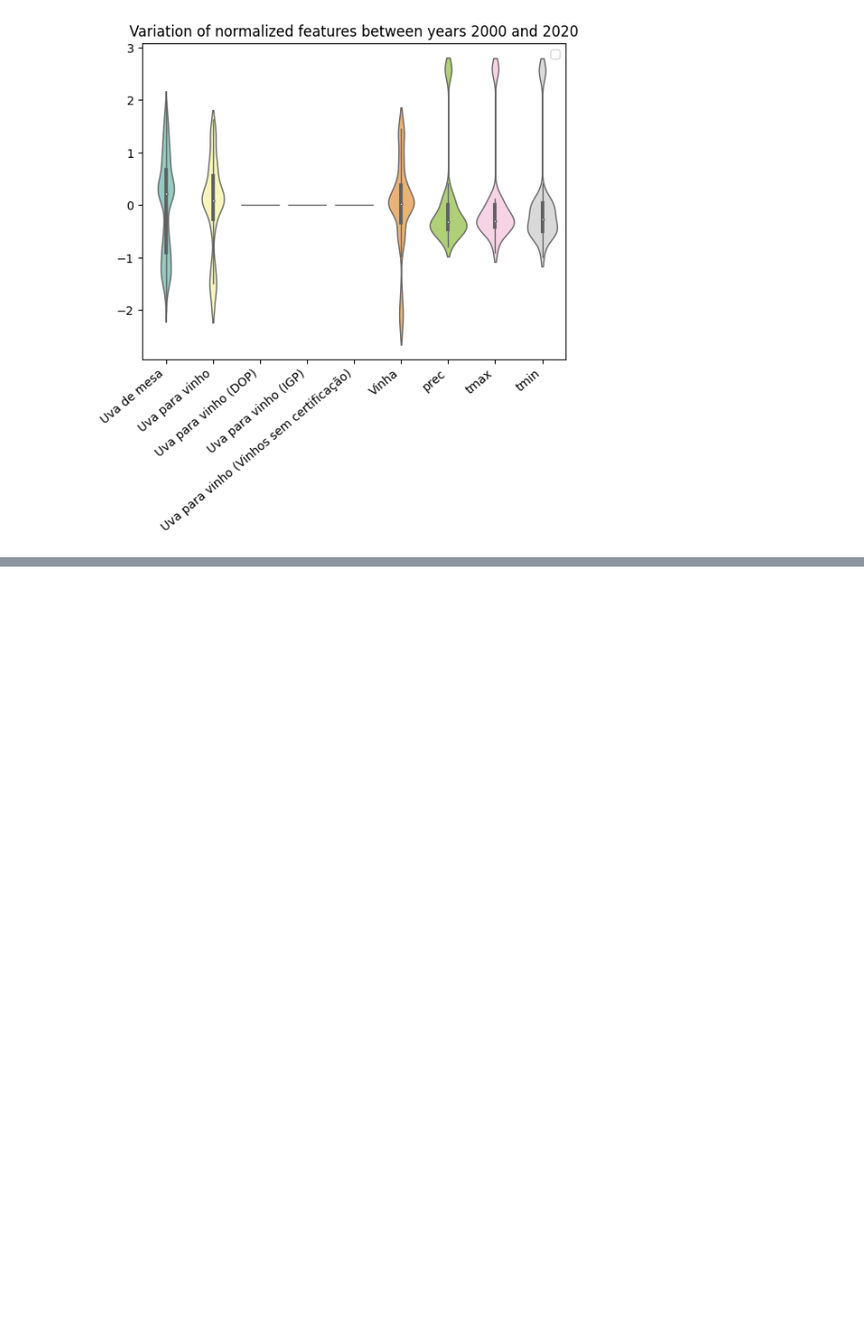
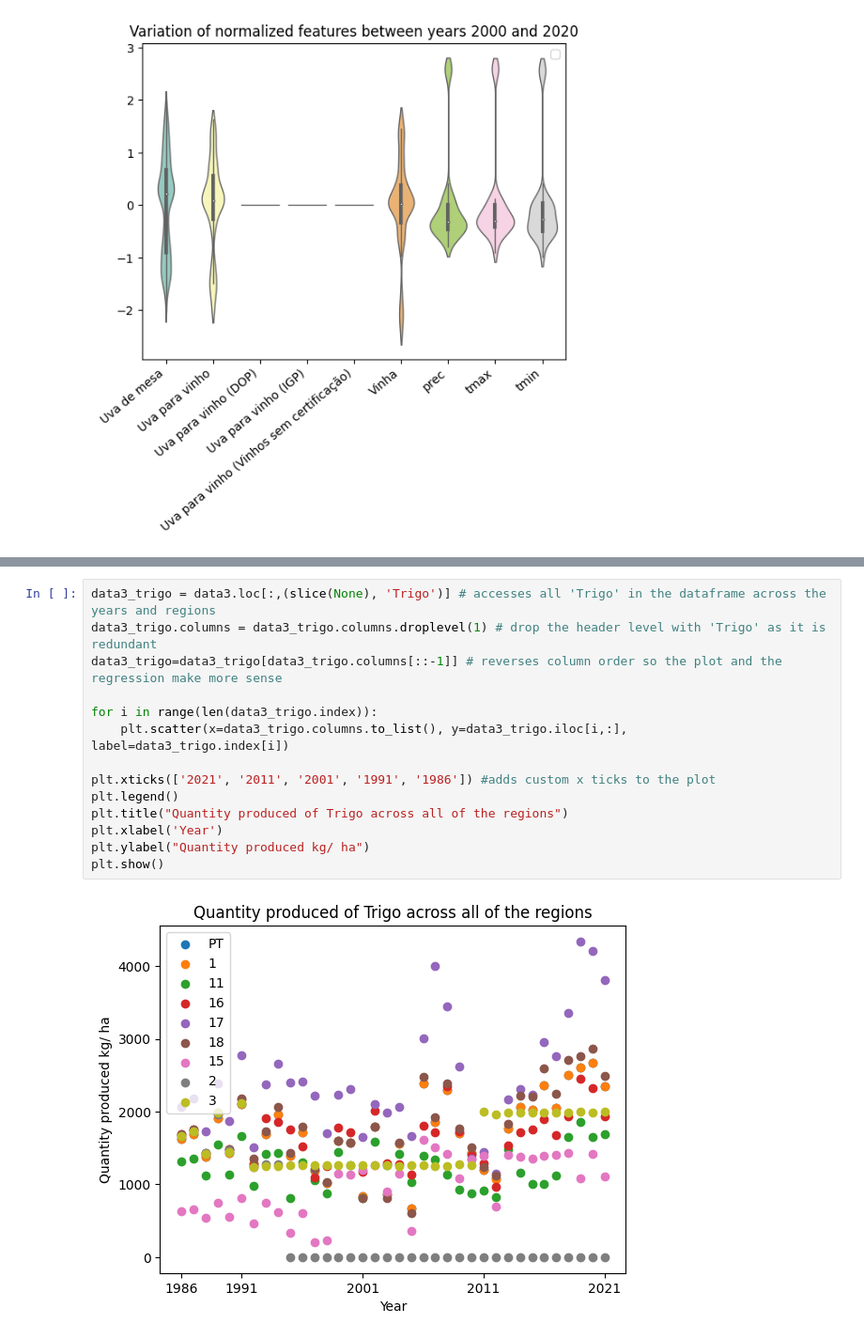
Before and after one commit to FMarques8/FCD-Project-1-2, a Jupyter notebook: INE_data_treatment.ipynb, the cells around one changed output, grey strips where cells are left out. Shown at 94% size. Cells and saved outputs as stored; diff of their text form; blank space fills up the shorter version.

```diff
--- a/INE_data_treatment.ipynb
+++ b/INE_data_treatment.ipynb
@@ -964,0 +998,16 @@ No artists with labels found to put in legend.  Note that artists whose label st
+# %%
+data3_trigo = data3.loc[:,(slice(None), 'Trigo')] # accesses all 'Trigo' in the dataframe across the years and regions
+data3_trigo.columns = data3_trigo.columns.droplevel(1) # drop the header level with 'Trigo' as it is redundant
+data3_trigo=data3_trigo[data3_trigo.columns[::-1]] # reverses column order so the plot and the regression make more sense
+
+for i in range(len(data3_trigo.index)):
+    plt.scatter(x=data3_trigo.columns.to_list(), y=data3_trigo.iloc[i,:], label=data3_trigo.index[i])
+
+plt.xticks(['2021', '2011', '2001', '1991', '1986']) #adds custom x ticks to the plot
+plt.legend()
+plt.title("Quantity produced of Trigo across all of the regions")
+plt.xlabel('Year')
+plt.ylabel("Quantity produced kg/ ha")
+plt.show()
+# %% [output]
+[figure, added]
```
Also changed, not shown: parts of 9 cells of this notebook.
